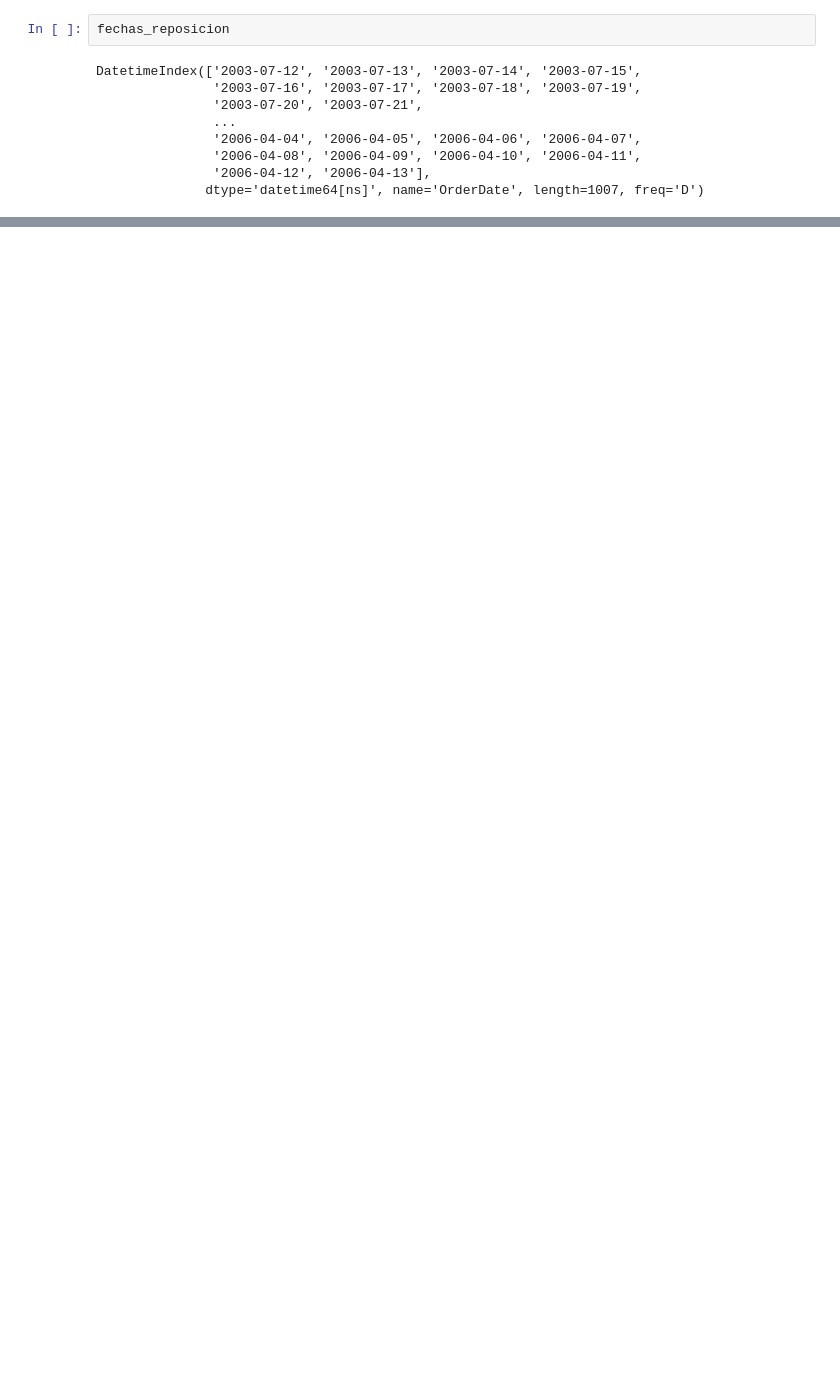
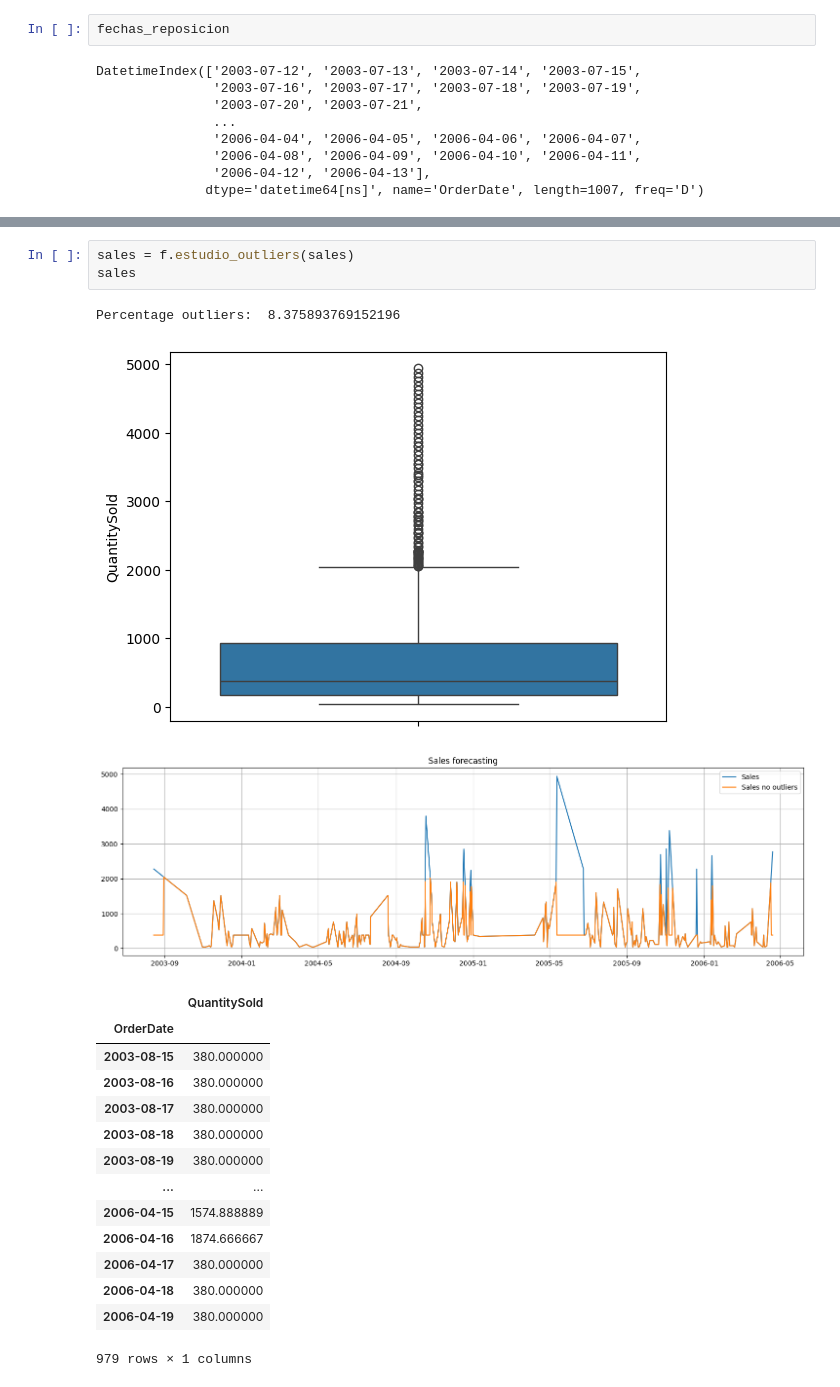
Before and after one commit to carlotagordillo2/final-proyect, a Jupyter notebook: ML/stock_function.ipynb, the cells around one changed output, grey strips where cells are left out. Cells and saved outputs as stored; diff of their text form; blank space fills up the shorter version.

```diff
--- a/ML/stock_function.ipynb
+++ b/ML/stock_function.ipynb
@@ -152,0 +243,21 @@ DatetimeIndex(['2003-07-12', '2003-07-13', '2003-07-14', '2003-07-15',
+# %%
+sales = f.estudio_outliers(sales)
+sales
+# %% [output]
+Percentage outliers:  8.375893769152196
+[figure, added]
+[figure, added]
+|  | QuantitySold |
+| OrderDate |  |
+| 2003-08-15 | 380.000000 |
+| 2003-08-16 | 380.000000 |
+| 2003-08-17 | 380.000000 |
+| 2003-08-18 | 380.000000 |
+| 2003-08-19 | 380.000000 |
+| ... | ... |
+| 2006-04-15 | 1574.888889 |
+| 2006-04-16 | 1874.666667 |
+| 2006-04-17 | 380.000000 |
+| 2006-04-18 | 380.000000 |
+| 2006-04-19 | 380.000000 |
+979 rows × 1 columns
```
Also changed, not shown: parts of 17 cells of this notebook, 3 other files.
